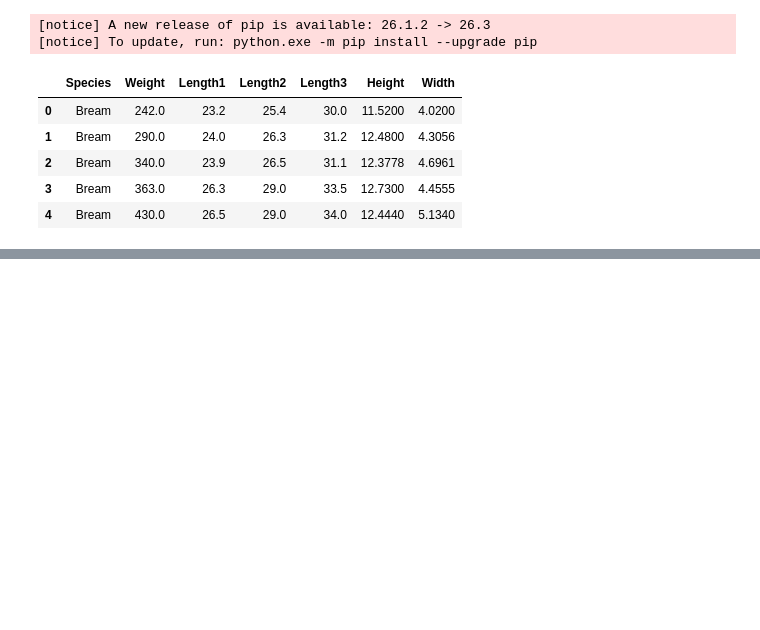
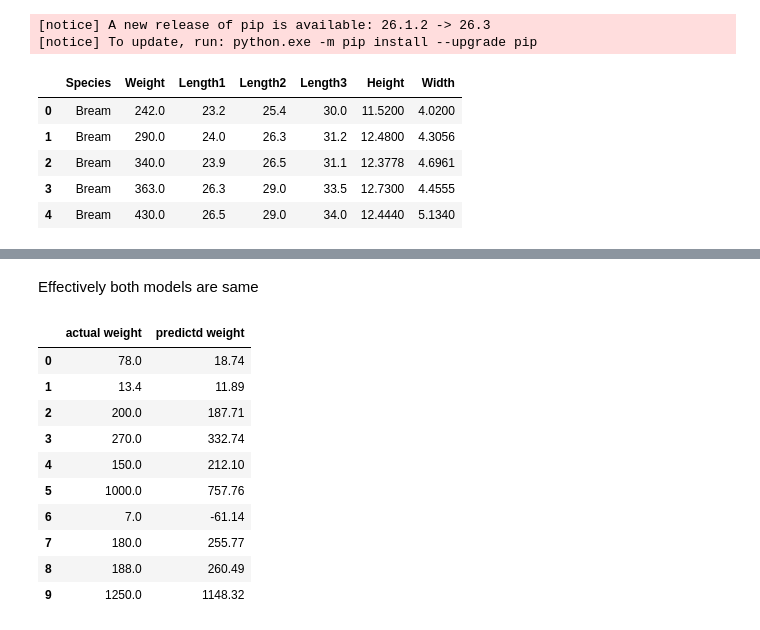
Before and after one commit to 2026eeb1331-create/AI101-mini-project, a Jupyter notebook: AI101mini.ipynb, the cells around one changed output, grey strips where cells are left out. Saved outputs shown, nothing was run; the diff lists cells and outputs as text; code cells hidden in the pictures; blank space fills up the shorter version.

```diff
--- a/AI101mini.ipynb
+++ b/AI101mini.ipynb
@@ -144,0 +256,22 @@ plt.show()
+# %% [markdown]
+Effectively both models are same
+# %%
+#some sample predictions
+sample = pd.DataFrame({
+    "actual weight": y_test.to_numpy(),
+    "predictd weight": scaled_pred
+})
+
+sample.head(10).round(2)
+# %% [output]
+|  | actual weight | predictd weight |
+| 0 | 78.0 | 18.74 |
+| 1 | 13.4 | 11.89 |
+| 2 | 200.0 | 187.71 |
+| 3 | 270.0 | 332.74 |
+| 4 | 150.0 | 212.10 |
+| 5 | 1000.0 | 757.76 |
+| 6 | 7.0 | -61.14 |
+| 7 | 180.0 | 255.77 |
+| 8 | 188.0 | 260.49 |
+| 9 | 1250.0 | 1148.32 |
```
Also changed, not shown: parts of 14 cells of this notebook.
